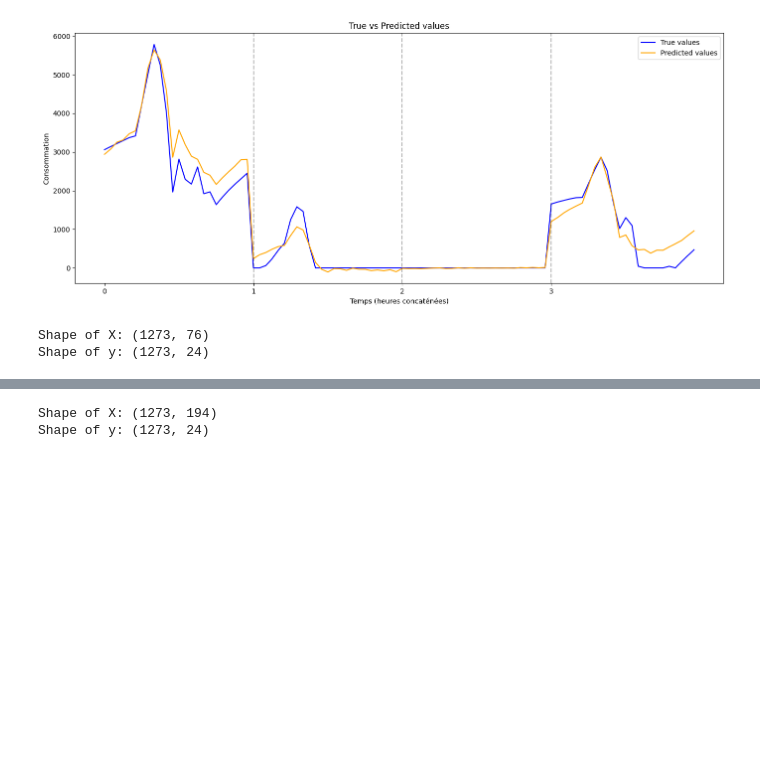
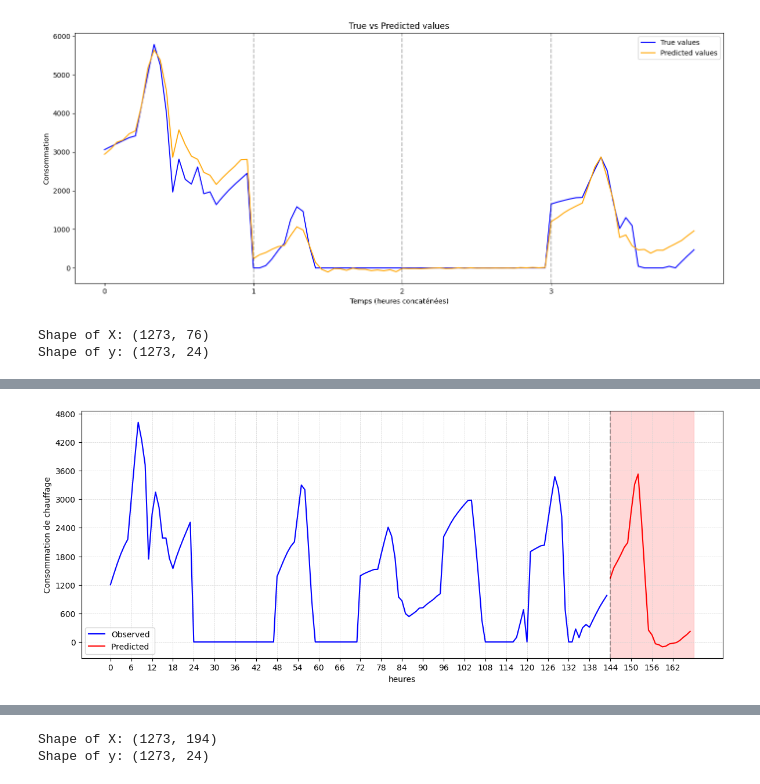
Before and after one commit to toubia-j/stage-rep, a Jupyter notebook: stage_new/simulated_data2/Untitled .ipynb, the cells around one changed output, grey strips where cells are left out. Saved outputs shown, nothing was run; the diff lists cells and outputs as text; code cells hidden in the pictures; blank space fills up the shorter version.

```diff
--- a/stage_new/simulated_data2/Untitled .ipynb
+++ b/stage_new/simulated_data2/Untitled .ipynb
@@ -197,0 +373,58 @@ plot_true_vs_predicted(indices, y_test2, predictions2, scaler_cons)
+# %%
+import matplotlib.pyplot as plt
+from matplotlib.ticker import MaxNLocator
+
+def plot_true_vs_predicted(start_index, num_days, y_test, predictions, scaler_cons):
+    true_total = []
+    pred_total = []
+
+    # Itérer sur chaque indice pour ajouter les données réelles et prédites
+    for idx in range(start_index, start_index + num_days):
+        # Ajouter les jours réels (24 heures par jour) - 1 jour réel par indice
+        conso_reel = scaler_cons.inverse_transform(y_test[idx].reshape(1, 24))
+        true_total.extend(conso_reel.flatten())
+
+        # Ajouter la prédiction pour le jour suivant (en rouge)
+    conso_pred = scaler_cons.inverse_transform(predictions[start_index + num_days].reshape(1, 24))  # Jour suivant
+    pred_total.extend(conso_pred.flatten())
+
+    # Visualiser
+    plt.figure(figsize=(12, 5))
+
+    # Tracer les consommations réelles pour les jours réels en bleu
+    plt.plot(true_total, label='Observed', color='blue')  # Tracer toutes les heures réelles
+
+    # Tracer les prédictions pour les jours suivants en rouge
+    plt.plot(range(len(true_total), len(true_total) + len(pred_total)), pred_total, label='Predicted ', color='red')
+
+    # Colorier l'arrière-plan des dernières 24 heures en rouge clair
+    plt.axvspan(len(true_total)+  24, len(true_total), color=(1, 0.5, 0.5), alpha=0.3)  # Dernières 24 heures en rouge clair
+
+    plt.xlabel('heures')
+    plt.ylabel('Consommation de chauffage')
+
+    # Ajouter une ligne verticale pour séparer les jours
+    plt.axvline(x=num_days*24, color='black', linestyle='--', alpha=0.3)
+
+    # Ajuster les limites de l'axe Y pour compacter l'affichage
+    min_value = min(true_total + pred_total) - 10
+    max_value = max(true_total + pred_total) + 10
+
+    # Ajuster le nombre de ticks sur l'axe Y
+    plt.gca().yaxis.set_major_locator(MaxNLocator(nbins=10))  # Fixer le nombre de ticks à 10
+
+    # Ajuster les labels sur l'axe X pour couvrir toute la plage sans répétition
+    num_hours = len(true_total) + len(pred_total)
+    x_labels = list(range(num_hours))
+
+    # Ajuster la fréquence des ticks sur l'axe X (par exemple, un tick toutes les 6 heures)
+    ticks_interval = 6  # Espacer les ticks tous les 6 heures
+    plt.xticks(ticks=list(range(0, num_hours, ticks_interval)), labels=x_labels[::ticks_interval])
+    plt.grid(True, linestyle='--', linewidth=0.5, color='lightgray')  # Grid en arrière-plan
+
+    plt.legend()
+    plt.tight_layout()
+    plt.show()
+plot_true_vs_predicted(20,6, y_test2, predictions2, scaler_cons2)
+# %% [output]
+[figure, added]
```
Also changed, not shown: parts of 13 cells of this notebook, 5 other files.
